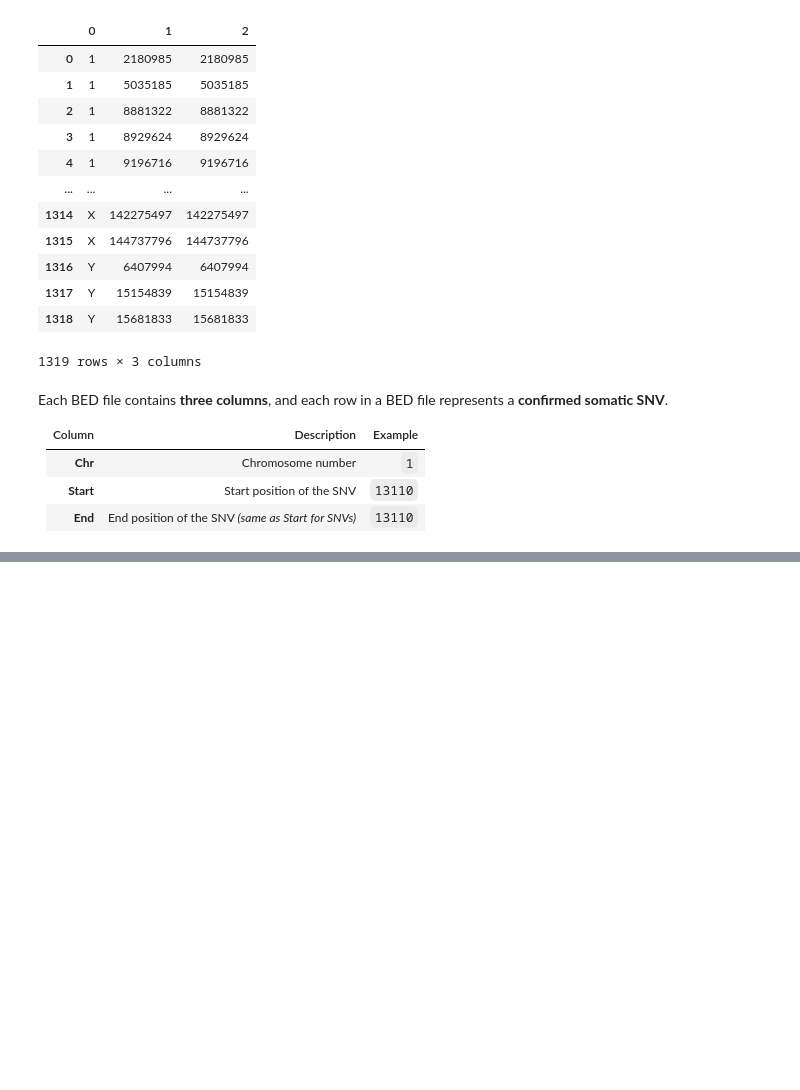
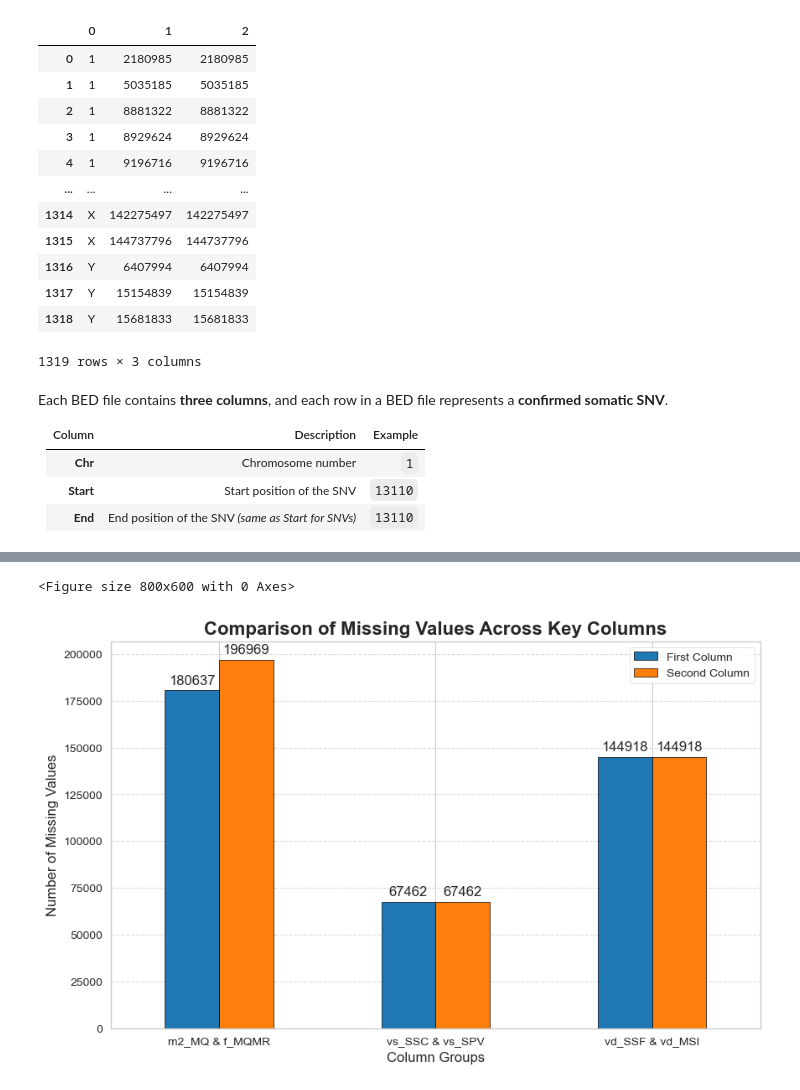
Before and after one commit to Joel-Milla/Somatic-Single-Nucleotide-Variants-in-Cancer, a Jupyter notebook: data_analysis.ipynb, the cells around one changed output, grey strips where cells are left out. Cells and saved outputs as stored; diff of their text form; code cells hidden in the pictures; blank space fills up the shorter version.

```diff
--- a/data_analysis.ipynb
+++ b/data_analysis.ipynb
@@ -277,0 +323,39 @@ Each BED file contains **three columns**, and each row in a BED file represents
+# %%
+import pandas as pd
+import matplotlib.pyplot as plt
+import seaborn as sns
+
+# Define missing values counts (from your dataset)
+missing_counts = {
+    "m2_MQ & f_MQMR": [180637, 196969],
+    "vs_SSC & vs_SPV": [67462, 67462],
+    "vd_SSF & vd_MSI": [144918, 144918]
+}
+
+# Convert to DataFrame for plotting
+df_missing = pd.DataFrame(missing_counts, index=["Column 1", "Column 2"])
+
+# Set figure size and style
+plt.figure(figsize=(8, 6))
+sns.set_style("whitegrid")
+
+# Create a grouped bar chart
+df_missing.T.plot(kind="bar", figsize=(10, 6), color=["#1f77b4", "#ff7f0e"], edgecolor="black")
+
+# Customize the plot
+plt.title("Comparison of Missing Values Across Key Columns", fontsize=16, fontweight="bold")
+plt.xlabel("Column Groups", fontsize=12)
+plt.ylabel("Number of Missing Values", fontsize=12)
+plt.xticks(rotation=0)
+plt.legend(["First Column", "Second Column"], loc="upper right")
+plt.grid(axis="y", linestyle="--", alpha=0.7)
+
+# Show values on bars
+for container in plt.gca().containers:
+    plt.bar_label(container, fmt='%d', fontsize=12, padding=3)
+
+plt.savefig('./graphs/comparison.png')
+plt.show()
+# %% [output]
+<Figure size 800x600 with 0 Axes>
+[figure, added]
```
Also changed, not shown: parts of 7 cells of this notebook, 6 other files.
